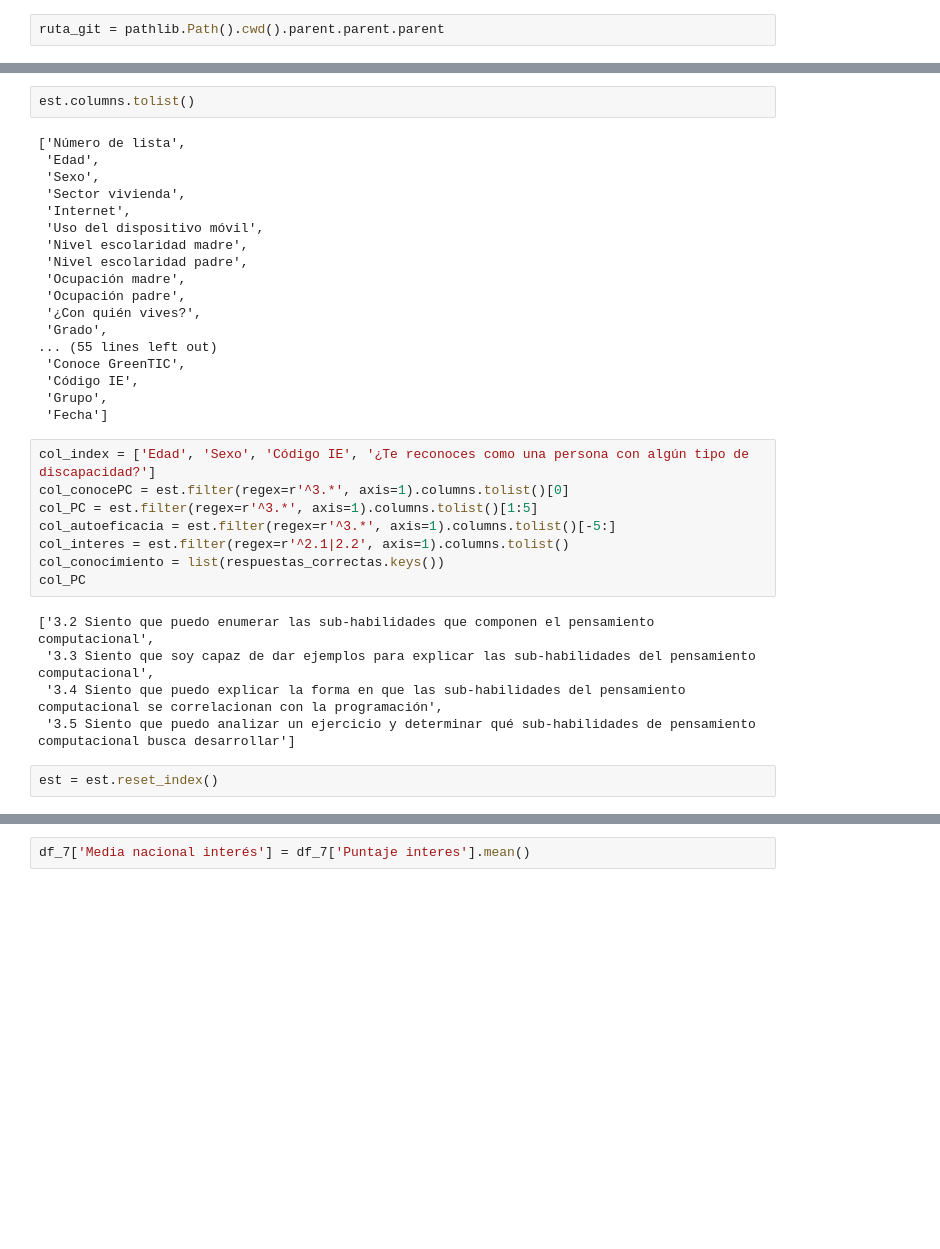
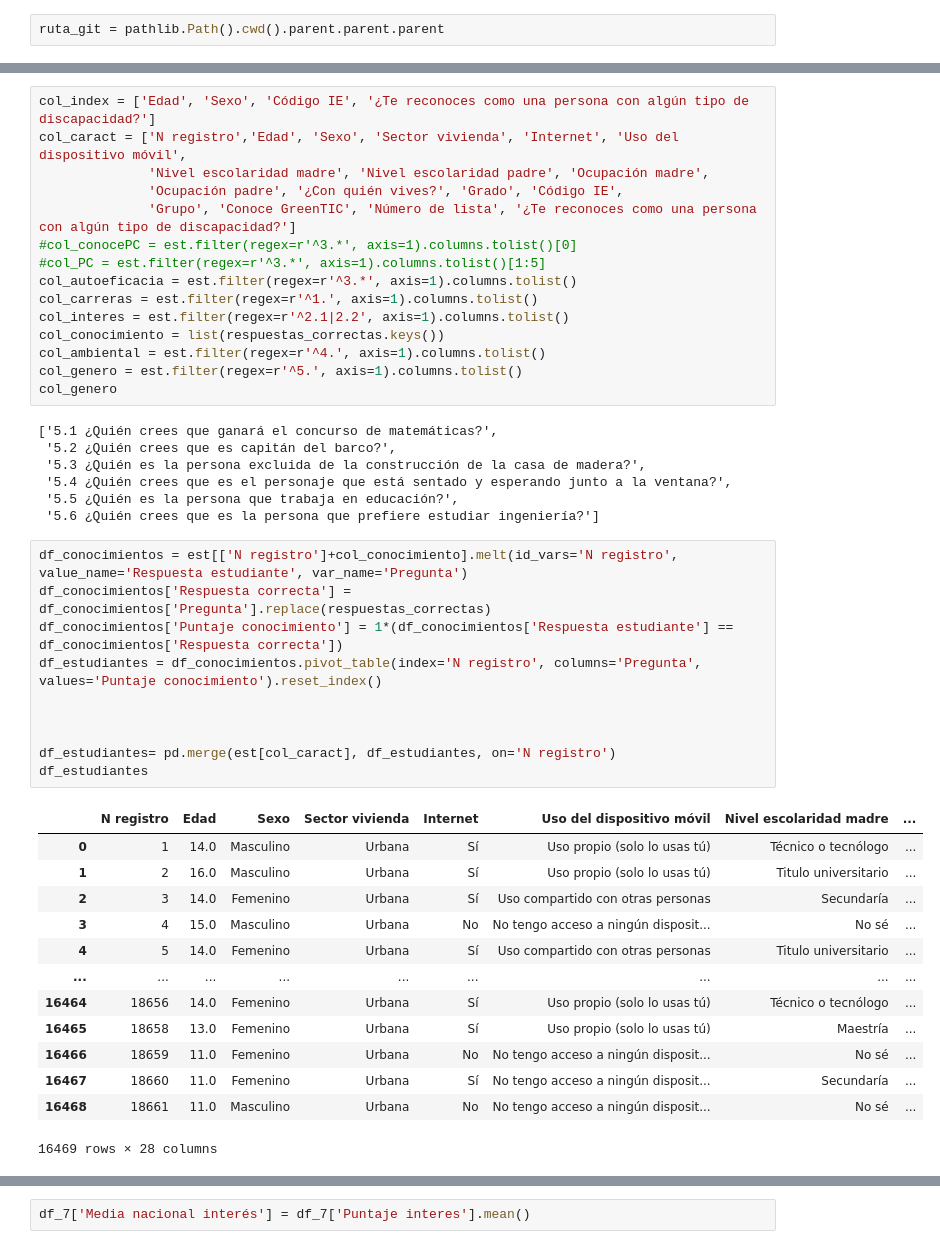
Before and after one commit to mariaf494/CFK2022, a Jupyter notebook: utils/cleaners/Marco_consolidacion/consolidacion_D7.ipynb, the cells around one changed output, grey strips where cells are left out. Drawn from its saved outputs; the diff is of its cells as text; blank space fills up the shorter version.

```diff
--- a/utils/cleaners/Marco_consolidacion/consolidacion_D7.ipynb
+++ b/utils/cleaners/Marco_consolidacion/consolidacion_D7.ipynb
@@ -45,35 +68,46 @@ respuestas_correctas = {
-# %%
-est.columns.tolist()
-# %% [output]
-['Número de lista',
- 'Edad',
- 'Sexo',
- 'Sector vivienda',
- 'Internet',
- 'Uso del dispositivo móvil',
- 'Nivel escolaridad madre',
- 'Nivel escolaridad padre',
- 'Ocupación madre',
- 'Ocupación padre',
- '¿Con quién vives?',
- 'Grado',
-... (55 lines left out)
- 'Conoce GreenTIC',
- 'Código IE',
- 'Grupo',
- 'Fecha']
 # %%
 col_index = ['Edad', 'Sexo', 'Código IE', '¿Te reconoces como una persona con algún tipo de discapacidad?']
-col_conocePC = est.filter(regex=r'^3.*', axis=1).columns.tolist()[0]
-col_PC = est.filter(regex=r'^3.*', axis=1).columns.tolist()[1:5]
-col_autoeficacia = est.filter(regex=r'^3.*', axis=1).columns.tolist()[-5:]
+col_caract = ['N registro','Edad', 'Sexo', 'Sector vivienda', 'Internet', 'Uso del dispositivo móvil',
+              'Nivel escolaridad madre', 'Nivel escolaridad padre', 'Ocupación madre',
+              'Ocupación padre', '¿Con quién vives?', 'Grado', 'Código IE',
+              'Grupo', 'Conoce GreenTIC', 'Número de lista', '¿Te reconoces como una persona con algún tipo de discapacidad?']
+#col_conocePC = est.filter(regex=r'^3.*', axis=1).columns.tolist()[0]
+#col_PC = est.filter(regex=r'^3.*', axis=1).columns.tolist()[1:5]
+col_autoeficacia = est.filter(regex=r'^3.*', axis=1).columns.tolist()
+col_carreras = est.filter(regex=r'^1.', axis=1).columns.tolist()
 col_interes = est.filter(regex=r'^2.1|2.2', axis=1).columns.tolist()
 col_conocimiento = list(respuestas_correctas.keys())
-col_PC
+col_ambiental = est.filter(regex=r'^4.', axis=1).columns.tolist()
+col_genero = est.filter(regex=r'^5.', axis=1).columns.tolist()
+col_genero
 # %% [output]
-['3.2 Siento que puedo enumerar las sub-habilidades que componen el pensamiento computacional',
- '3.3 Siento que soy capaz de dar ejemplos para explicar las sub-habilidades del pensamiento computacional',
- '3.4 Siento que puedo explicar la forma en que las sub-habilidades del pensamiento computacional se correlacionan con la programación',
- '3.5 Siento que puedo analizar un ejercicio y determinar qué sub-habilidades de pensamiento computacional busca desarrollar']
+['5.1 ¿Quién crees que ganará el concurso de matemáticas?',
+ '5.2 ¿Quién crees que es capitán del barco?',
+ '5.3 ¿Quién es la persona excluida de la construcción de la casa de madera?',
+ '5.4 ¿Quién crees que es el personaje que está sentado y esperando junto a la ventana?',
+ '5.5 ¿Quién es la persona que trabaja en educación?',
+ '5.6 ¿Quién crees que es la persona que prefiere estudiar ingeniería?']
-# %%
-est = est.reset_index()
+# %%
+df_conocimientos = est[['N registro']+col_conocimiento].melt(id_vars='N registro', value_name='Respuesta estudiante', var_name='Pregunta')
+df_conocimientos['Respuesta correcta'] = df_conocimientos['Pregunta'].replace(respuestas_correctas)
+df_conocimientos['Puntaje conocimiento'] = 1*(df_conocimientos['Respuesta estudiante'] == df_conocimientos['Respuesta correcta'])
+df_estudiantes = df_conocimientos.pivot_table(index='N registro', columns='Pregunta', values='Puntaje conocimiento').reset_index()
+
+
+
+df_estudiantes= pd.merge(est[col_caract], df_estudiantes, on='N registro')
+df_estudiantes
+# %% [output]
+|  | N registro | Edad | Sexo | Sector vivienda | Internet | Uso del dispositivo móvil | Nivel escolaridad madre | ... |
+| 0 | 1 | 14.0 | Masculino | Urbana | Sí | Uso propio (solo lo usas tú) | Técnico o tecnólogo | ... |
+| 1 | 2 | 16.0 | Masculino | Urbana | Sí | Uso propio (solo lo usas tú) | Titulo universitario | ... |
+| 2 | 3 | 14.0 | Femenino | Urbana | Sí | Uso compartido con otras personas | Secundaría | ... |
+| 3 | 4 | 15.0 | Masculino | Urbana | No | No tengo acceso a ningún disposit... | No sé | ... |
+| 4 | 5 | 14.0 | Femenino | Urbana | Sí | Uso compartido con otras personas | Titulo universitario | ... |
+| ... | ... | ... | ... | ... | ... | ... | ... | ... |
+| 16464 | 18656 | 14.0 | Femenino | Urbana | Sí | Uso propio (solo lo usas tú) | Técnico o tecnólogo | ... |
+| 16465 | 18658 | 13.0 | Femenino | Urbana | Sí | Uso propio (solo lo usas tú) | Maestría | ... |
+| 16466 | 18659 | 11.0 | Femenino | Urbana | No | No tengo acceso a ningún disposit... | No sé | ... |
+| 16467 | 18660 | 11.0 | Femenino | Urbana | Sí | No tengo acceso a ningún disposit... | Secundaría | ... |
+| 16468 | 18661 | 11.0 | Masculino | Urbana | No | No tengo acceso a ningún disposit... | No sé | ... |
+16469 rows × 28 columns
```
Also changed, not shown: parts of 19 cells of this notebook, 1 other file.
